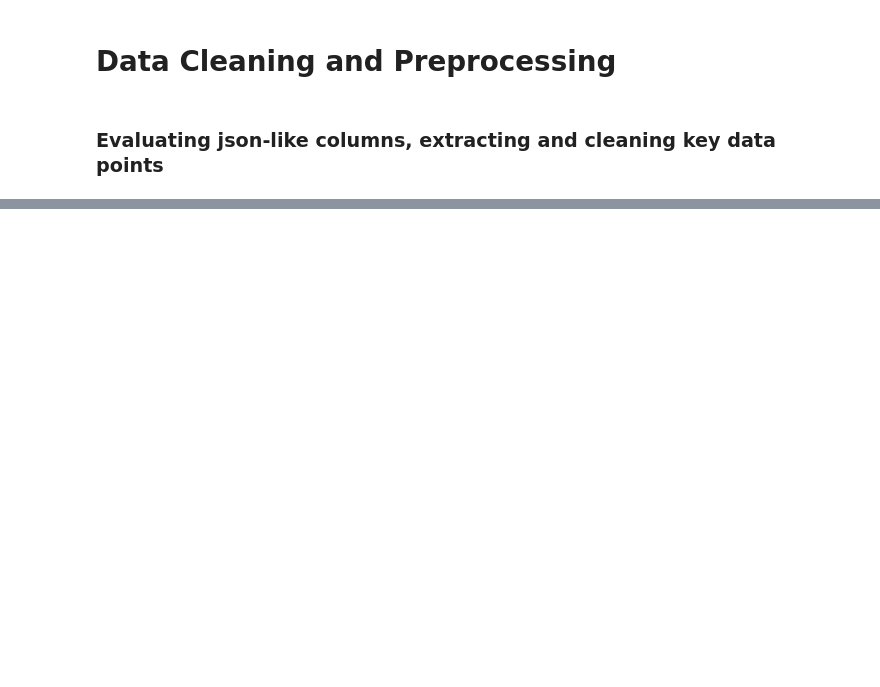
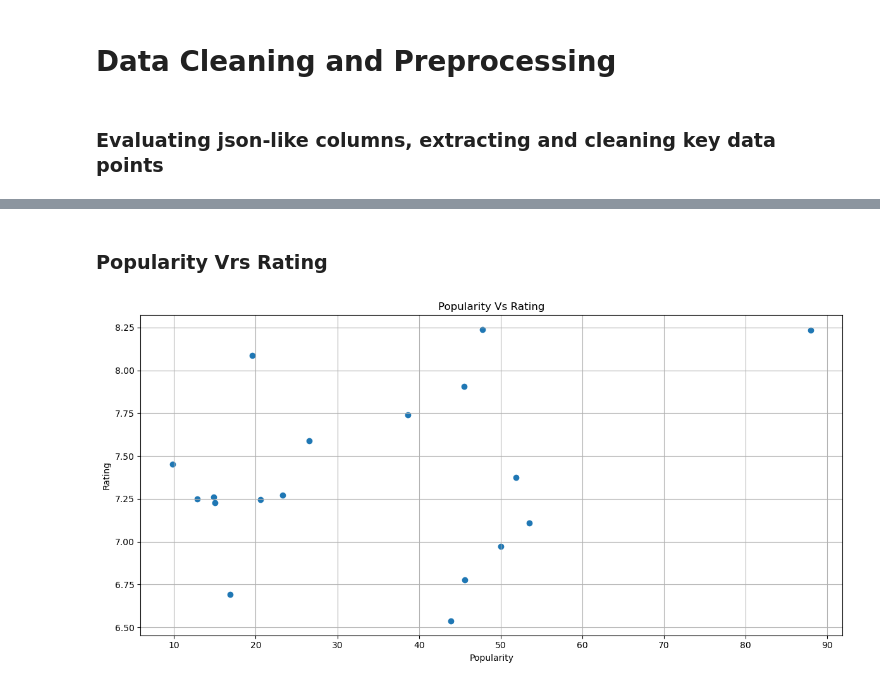
Before and after one commit to GEssuman/data-engineering-labs, a Jupyter notebook: lab.ipynb, the cells around one changed output, grey strips where cells are left out. Cells and saved outputs as stored; diff of their text form; code cells hidden in the pictures; blank space fills up the shorter version.

```diff
--- a/lab.ipynb
+++ b/lab.ipynb
@@ -229,0 +468,15 @@ reordered_df.show()
+# %% [markdown]
+### Popularity Vrs Rating
+# %%
+fig, ax = plt.subplots(figsize=(12,6))
+
+popularity_vs_Rating = reordered_df.toPandas()
+ax.scatter(popularity_vs_Rating['popularity'], popularity_vs_Rating['vote_average'])
+ax.set_ylabel('Rating')
+ax.set_xlabel('Popularity')
+ax.set_title('Popularity Vs Rating')
+ax.grid(True)
+plt.tight_layout()
+plt.show()
+# %% [output]
+[figure, added]
```
Also changed, not shown: parts of 24 cells of this notebook, 33 other files.
